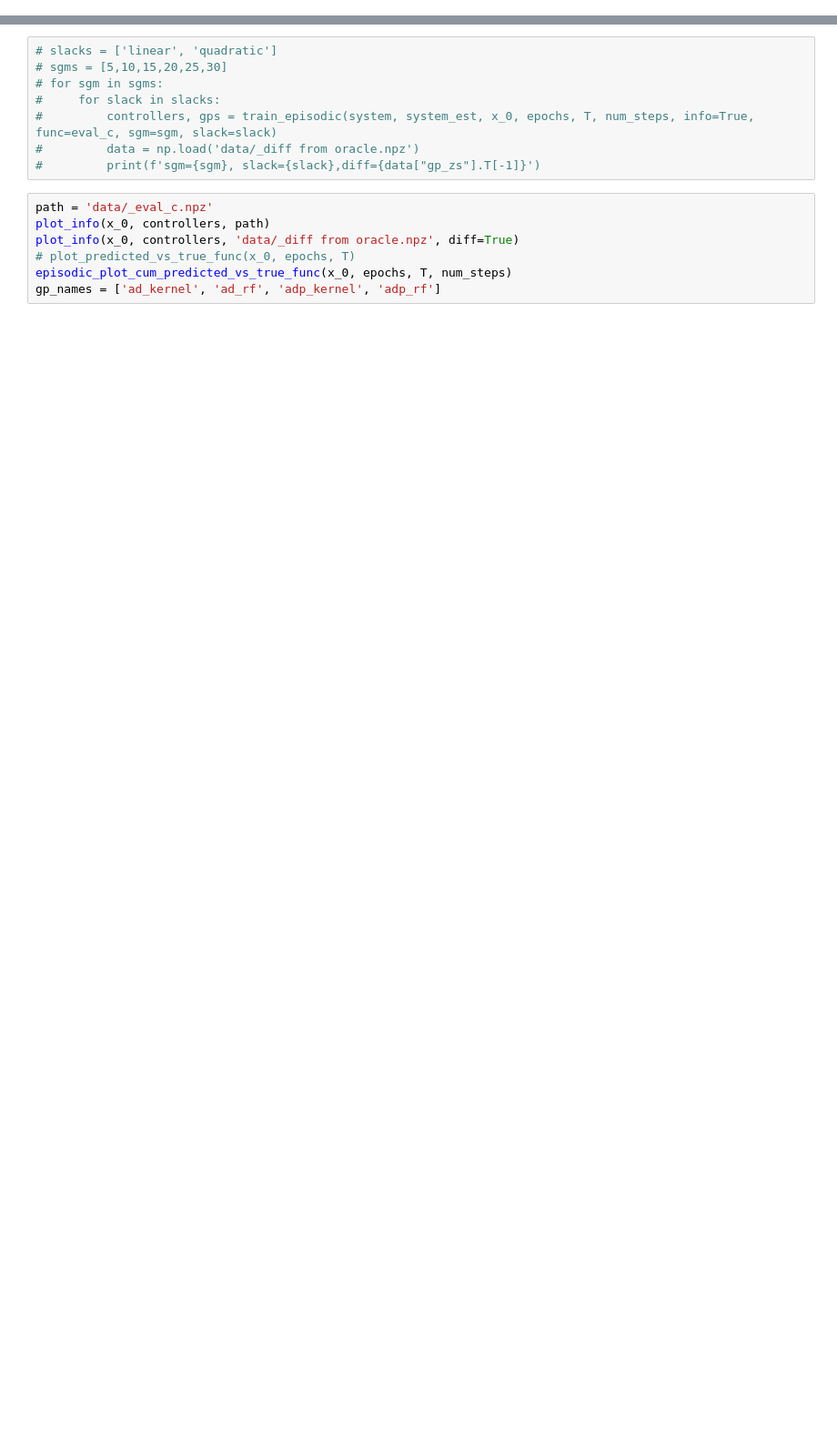
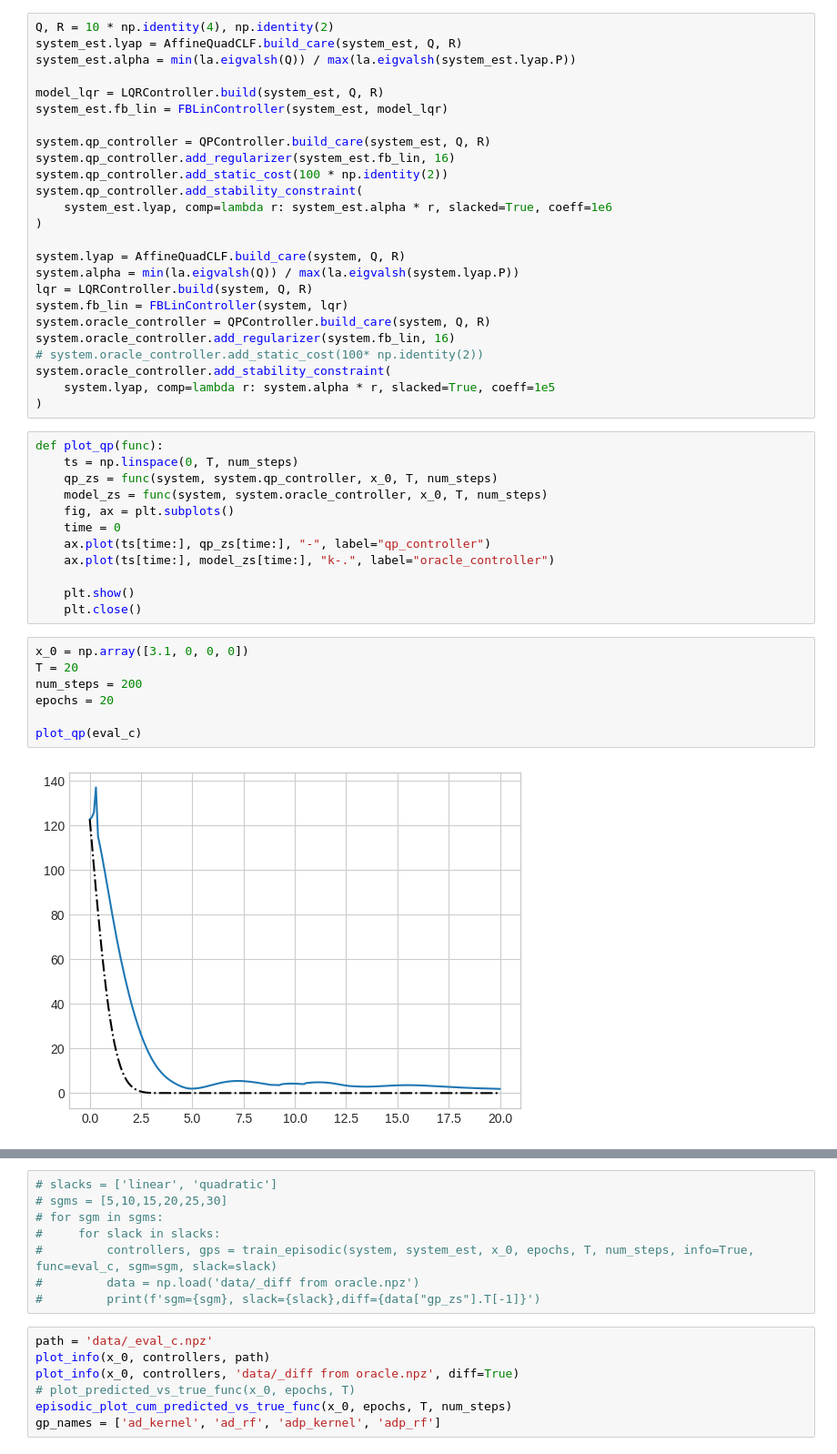
Before and after one commit to kimzemian/random_features, a Jupyter notebook: episodic_acrobat.ipynb, the cells around one changed output, grey strips where cells are left out. Shown: that part at 91% size. Cells and saved outputs as stored; diff of their text form; blank space fills up the shorter version.

```diff
--- a/episodic_acrobat.ipynb
+++ b/episodic_acrobat.ipynb
@@ -22 +22,47 @@ init_controllers(system, system_est)
+# %%
+Q, R = 10 * np.identity(4), np.identity(2)
+system_est.lyap = AffineQuadCLF.build_care(system_est, Q, R)
+system_est.alpha = min(la.eigvalsh(Q)) / max(la.eigvalsh(system_est.lyap.P))
+
+model_lqr = LQRController.build(system_est, Q, R)
+system_est.fb_lin = FBLinController(system_est, model_lqr)
+
+system.qp_controller = QPController.build_care(system_est, Q, R)
+system.qp_controller.add_regularizer(system_est.fb_lin, 16)
+system.qp_controller.add_static_cost(100 * np.identity(2))
+system.qp_controller.add_stability_constraint(
+    system_est.lyap, comp=lambda r: system_est.alpha * r, slacked=True, coeff=1e6
+)
+
+system.lyap = AffineQuadCLF.build_care(system, Q, R)
+system.alpha = min(la.eigvalsh(Q)) / max(la.eigvalsh(system.lyap.P))
+lqr = LQRController.build(system, Q, R)
+system.fb_lin = FBLinController(system, lqr)
+system.oracle_controller = QPController.build_care(system, Q, R)
+system.oracle_controller.add_regularizer(system.fb_lin, 16)
+# system.oracle_controller.add_static_cost(100* np.identity(2))
+system.oracle_controller.add_stability_constraint(
+    system.lyap, comp=lambda r: system.alpha * r, slacked=True, coeff=1e5
+)
+# %%
+def plot_qp(func):
+    ts = np.linspace(0, T, num_steps)
+    qp_zs = func(system, system.qp_controller, x_0, T, num_steps)
+    model_zs = func(system, system.oracle_controller, x_0, T, num_steps)
+    fig, ax = plt.subplots()
+    time = 0
+    ax.plot(ts[time:], qp_zs[time:], "-", label="qp_controller")
+    ax.plot(ts[time:], model_zs[time:], "k-.", label="oracle_controller")
+
+    plt.show()
+    plt.close()
+# %%
+x_0 = np.array([3.1, 0, 0, 0])
+T = 20
+num_steps = 200
+epochs = 20
+
+plot_qp(eval_c)
+# %% [output]
+[figure, added]
 # %%
```
Also changed, not shown: parts of 8 cells of this notebook, 23 other files.
